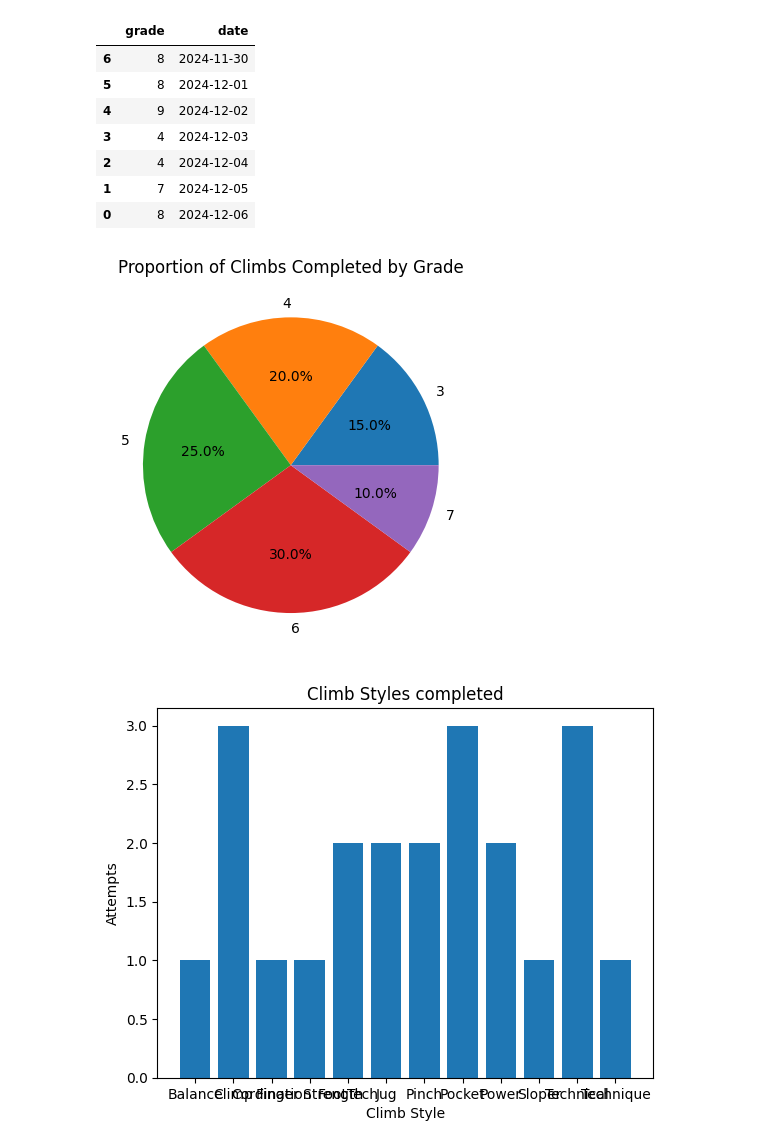
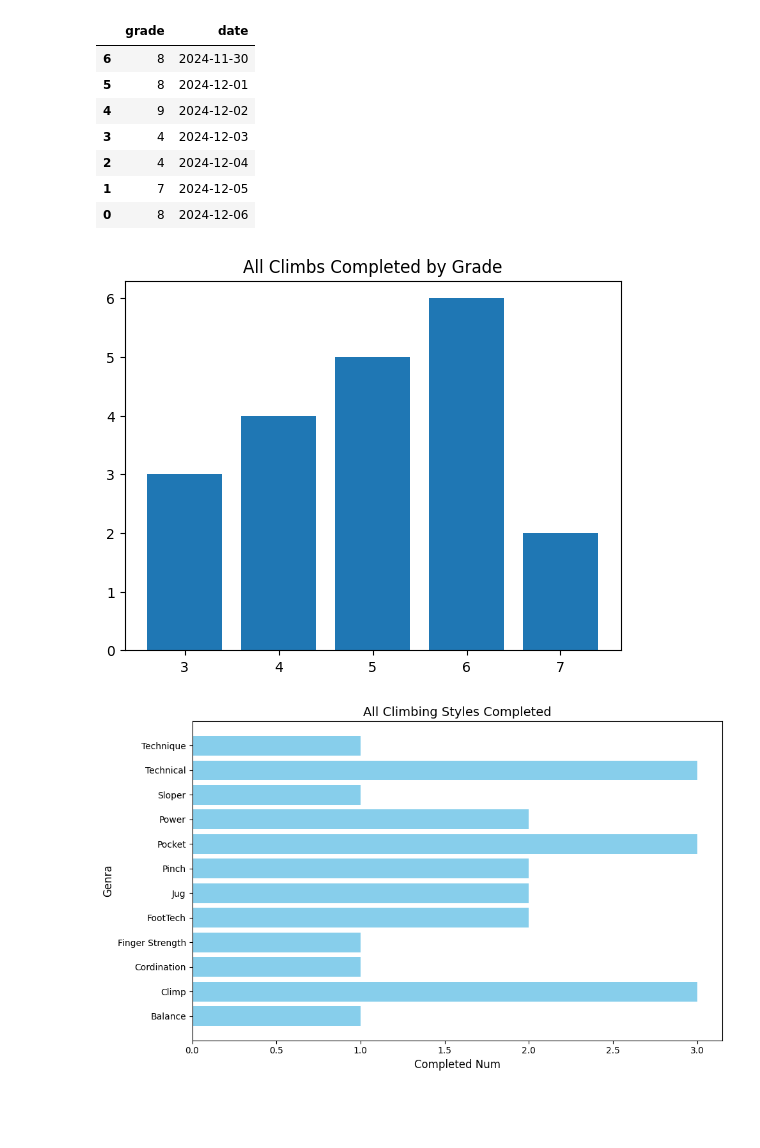
Before and after one commit to TOTO-TOILET/climb_log, a Jupyter notebook: data.ipynb, the cells around one changed output. Saved outputs shown, nothing was run; the diff lists cells and outputs as text; code cells hidden in the pictures; blank space fills up the shorter version.

```diff
--- a/data.ipynb
+++ b/data.ipynb
@@ -206,20 +189,21 @@ latest_per_day[['grade', 'date']] # need to find a way to get the mean num for g
 # %%
 user_climbs = climbs_df[climbs_df['upload_author_id'] == 3]
 filtered_users_climbs = user_climbs[user_climbs['completed'] == True]
 total_grade_completed = filtered_users_climbs.groupby('grade').count()
-plt.pie(
-    total_grade_completed['id'],  # Values: count of completed climbs
-    labels=total_grade_completed.index,  # Labels: grades
-    autopct='%1.1f%%'  # Display percentages
+
+
+plt.bar(
+    total_grade_completed.index,  # Labels for each style (on x-axis)
+    total_grade_completed['id']   # Values for each style (on y-axis)
 )
 
 # Add a title
-plt.title('Proportion of Climbs Completed by Grade')
+plt.title('All Climbs Completed by Grade')
 
 # Display the chart
 plt.show()
 # %% [output]
-[figure, old version]
+[figure, new version]
 # %%
 # this shows style of all the climbs completed
 def style_completed(id):
@@ -231,22 +215,21 @@ def style_completed(id):
     by_style = total_completed[['id']]
 
    # Create the bar chart
-    plt.bar(
-        by_style.index,  # Labels for each style (on x-axis)
-        by_style['id']   # Values for each style (on y-axis)
+    plt.figure(figsize=(10, 6))  # Set figure size
+    plt.barh(
+        by_style.index,  # Climb styles on y-axis
+        by_style['id'],  # Number of attempts on x-axis
+        color='skyblue'  # Bar color
     )
-
-    # Add labels and title
-    plt.xlabel('Climb Style')
-    plt.ylabel('Attempts')
-    plt.title('Climb Styles completed')
-
-    # Show the plot
+    plt.xlabel('Completed Num', fontsize=12)
+    plt.ylabel('Genra', fontsize=12)
+    plt.title('All Climbing Styles Completed', fontsize=14)
+    plt.tight_layout()
     plt.show()
 
 style_completed(3)
 # %% [output]
-[figure, old version]
+[figure, new version]
 # %%
 # this shows the style of climbs user attempted today
 def style_attempted(id):
```
Also changed, not shown: parts of 4 cells of this notebook.
